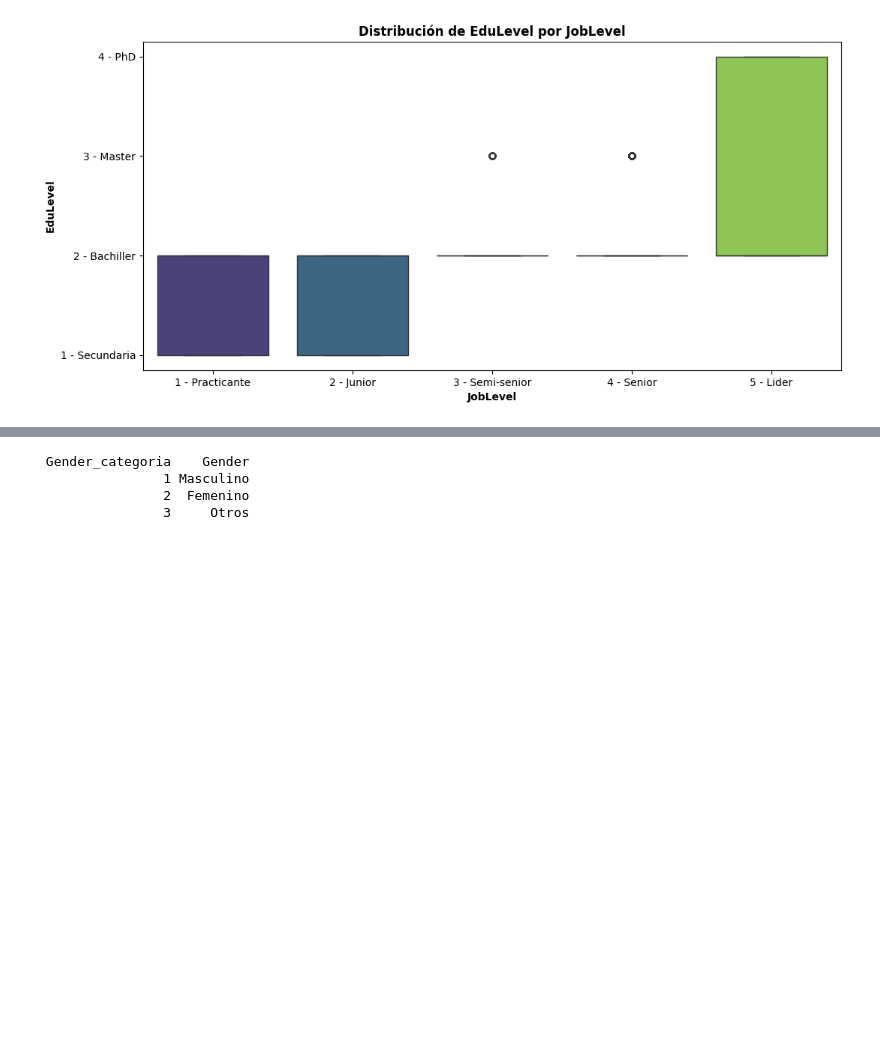
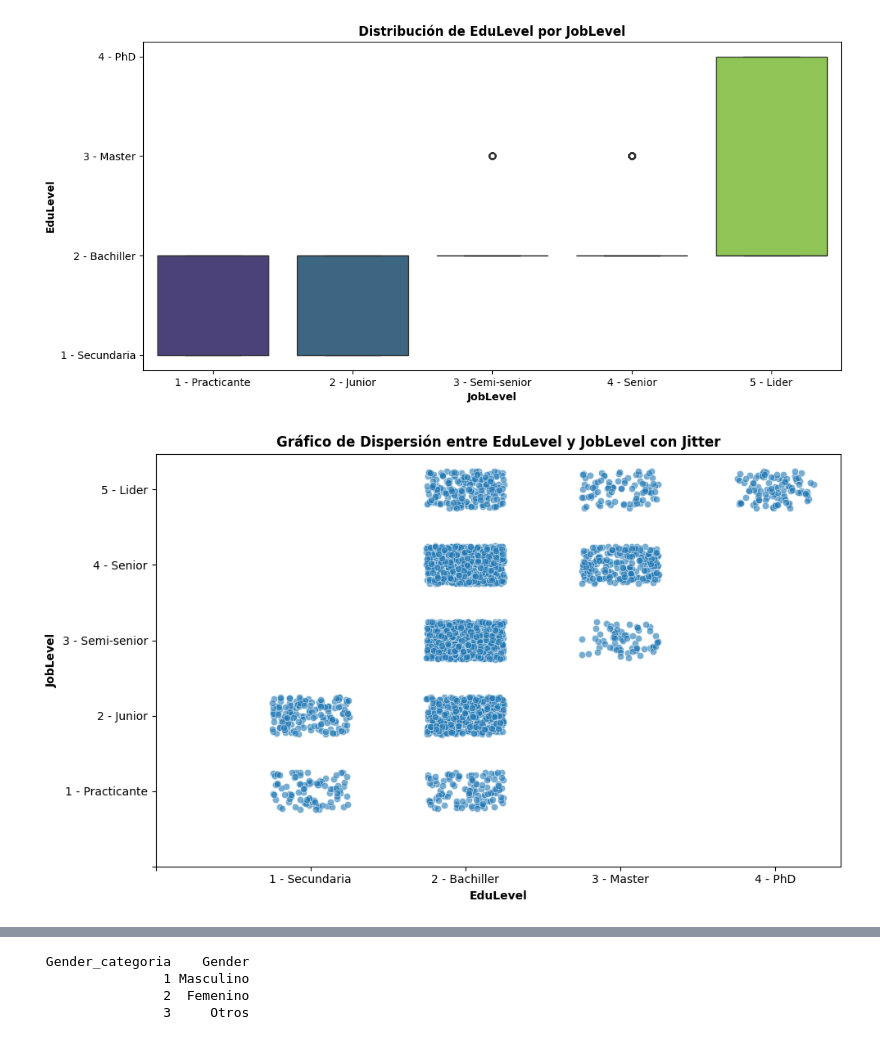
Before and after one commit to JoseChirif/Estudios-y-empleabilidad-Encuesta-kaggle, a Jupyter notebook: Estudios y empleabilidad.ipynb, the cells around one changed output, grey strips where cells are left out. Drawn from its saved outputs; the diff is of its cells as text; code cells hidden in the pictures; blank space fills up the shorter version.

```diff
--- a/Estudios y empleabilidad.ipynb
+++ b/Estudios y empleabilidad.ipynb
@@ -272,3 +274,41 @@ Passing `palette` without assigning `hue` is deprecated and will be removed in v
 
   ax = sns.boxplot(x='JobLevel_categoria', y='EduLevel_categoria', data=df_temp, palette='viridis')
 [figure]
+# %%
+## Scatter plot (Con jitter para notar la acumulación de puntos)
+
+# Crear mapeos de categorías originales a numéricas
+edu_levels_mapping = df_temp[['EduLevel', 'EduLevel_categoria']].drop_duplicates().sort_values('EduLevel_categoria')
+job_levels_mapping = df_temp[['JobLevel', 'JobLevel_categoria']].drop_duplicates().sort_values('JobLevel_categoria')
+
+# Crear mapeos de los valores numéricos a categorías originales
+edu_levels_rev_mapping = edu_levels_mapping.set_index('EduLevel_categoria')['EduLevel'].to_dict()
+job_levels_rev_mapping = job_levels_mapping.set_index('JobLevel_categoria')['JobLevel'].to_dict()
+
+# Añadir jitter a los datos
+jitter_strength = 0.25
+df_temp['EduLevel_categoria_jittered'] = df_temp['EduLevel_categoria'] + np.random.uniform(-jitter_strength, jitter_strength, size=len(df_temp))
+df_temp['JobLevel_categoria_jittered'] = df_temp['JobLevel_categoria'] + np.random.uniform(-jitter_strength, jitter_strength, size=len(df_temp))
+
+# Crear el gráfico de dispersión
+plt.figure(figsize=(10, 6))
+sns.scatterplot(x='EduLevel_categoria_jittered', y='JobLevel_categoria_jittered', data=df_temp, alpha=0.6, palette='viridis')
+
+# Configurar el título y las etiquetas
+plt.title('Gráfico de Dispersión entre EduLevel y JobLevel con Jitter', fontweight='bold')
+plt.xlabel('EduLevel', fontweight='bold')
+plt.ylabel('JobLevel', fontweight='bold')
+
+# Configurar ticks en el eje x
+xticks = np.arange(int(df_temp['EduLevel_categoria_jittered'].min()), int(df_temp['EduLevel_categoria_jittered'].max()) + 1, 1)
+plt.xticks(ticks=xticks, labels=[edu_levels_rev_mapping.get(int(x), '') for x in xticks])
+
+# Configurar ticks en el eje y
+yticks = np.arange(int(df_temp['JobLevel_categoria_jittered'].min()), int(df_temp['JobLevel_categoria_jittered'].max()) + 1, 1)
+plt.yticks(ticks=yticks, labels=[job_levels_rev_mapping.get(int(y), '') for y in yticks])
+
+# Mostrar el gráfico
+plt.tight_layout()  # Ajusta el diseño para que se ajuste a la figura
+plt.show()
+# %% [output]
+[figure, added]
```
Also changed, not shown: parts of 13 cells of this notebook, 2 other files.
